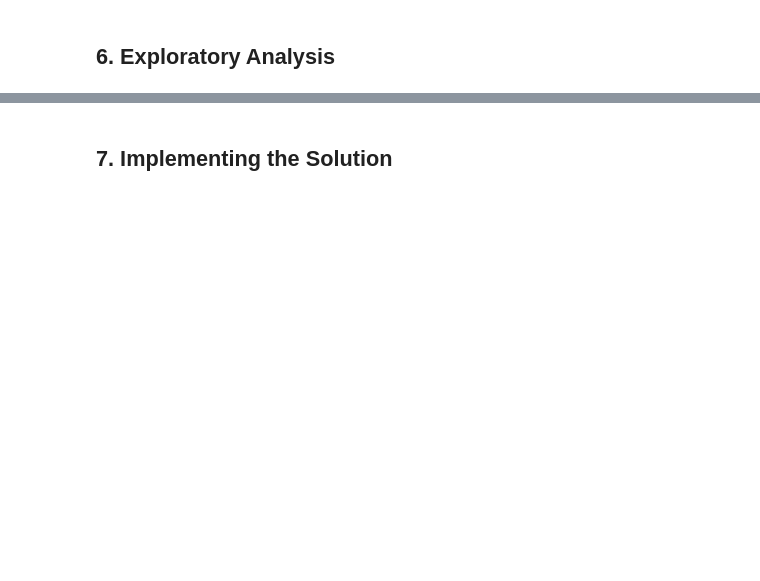
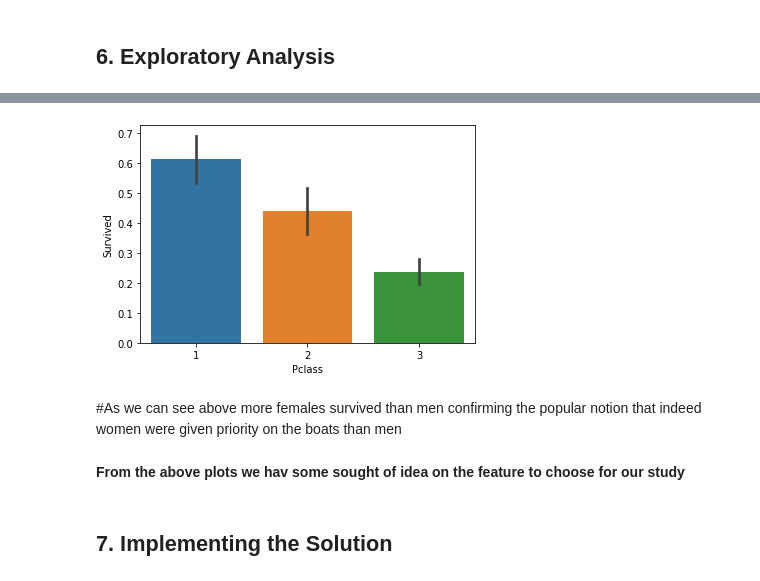
Before and after one commit to BrianMoringa/Core-week-9-IP-Submission, a Jupyter notebook: Notebook1_Core_module_II_Week_9_Brian_Onchweri.ipynb, the cells around one changed output, grey strips where cells are left out. Saved outputs shown, nothing was run; the diff lists cells and outputs as text; code cells hidden in the pictures; blank space fills up the shorter version.

```diff
--- a/Notebook1_Core_module_II_Week_9_Brian_Onchweri.ipynb
+++ b/Notebook1_Core_module_II_Week_9_Brian_Onchweri.ipynb
@@ -118,2 +152,11 @@ An example would be suppose that you're working with a dataset on the population
+# %%
+sns.barplot(data=df_train, x='Pclass',y='Survived')
+plt.show()
+# %% [output]
+[figure, added]
+# %% [markdown]
+#As we can see above more females survived than men confirming the popular notion that indeed women were given priority on the boats than men
+# %% [markdown]
+**From the above plots we hav some sought of idea on the feature to choose for our study**
 # %% [markdown]
 ## 7. Implementing the Solution
```
Also changed, not shown: parts of 42 cells of this notebook.
